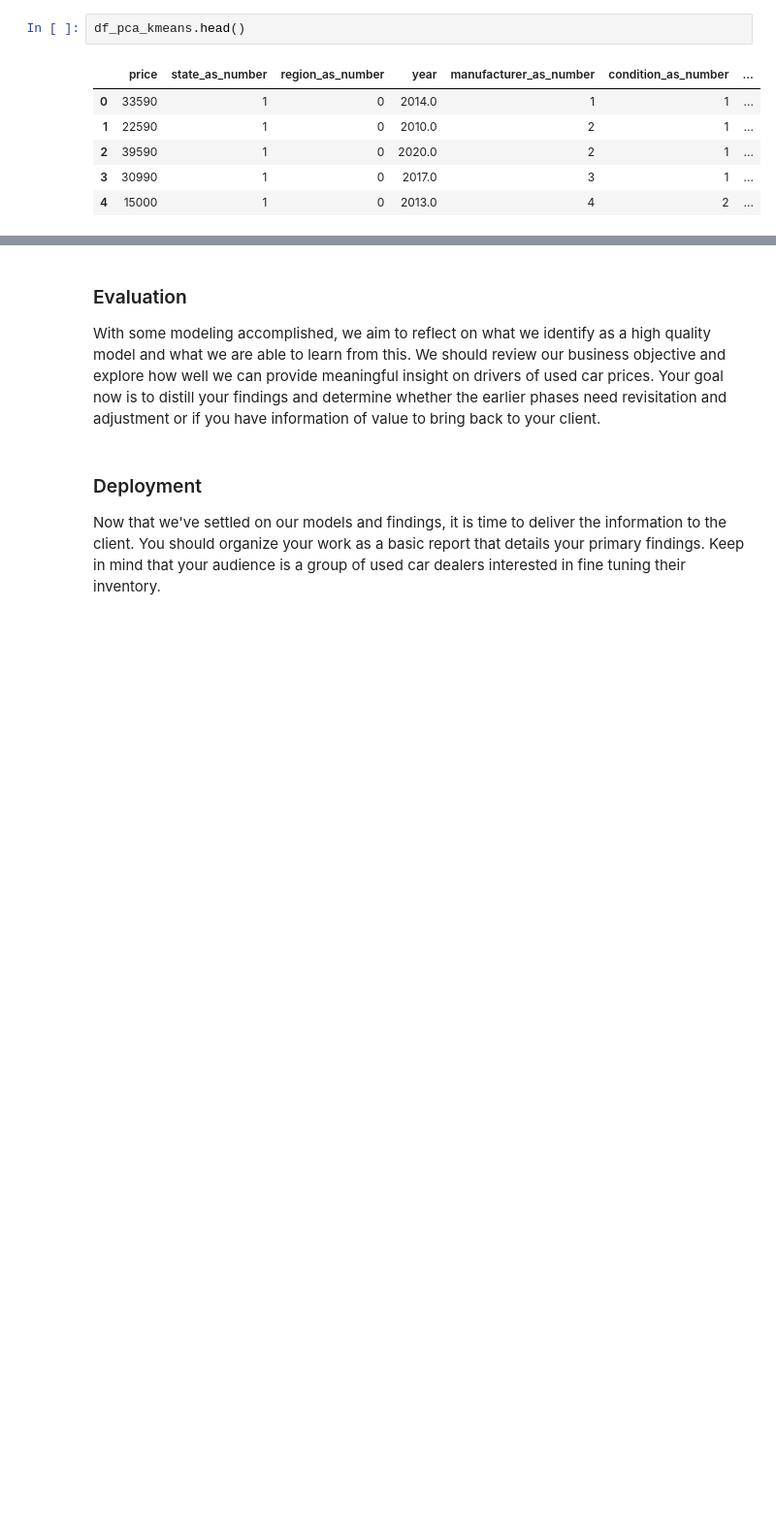
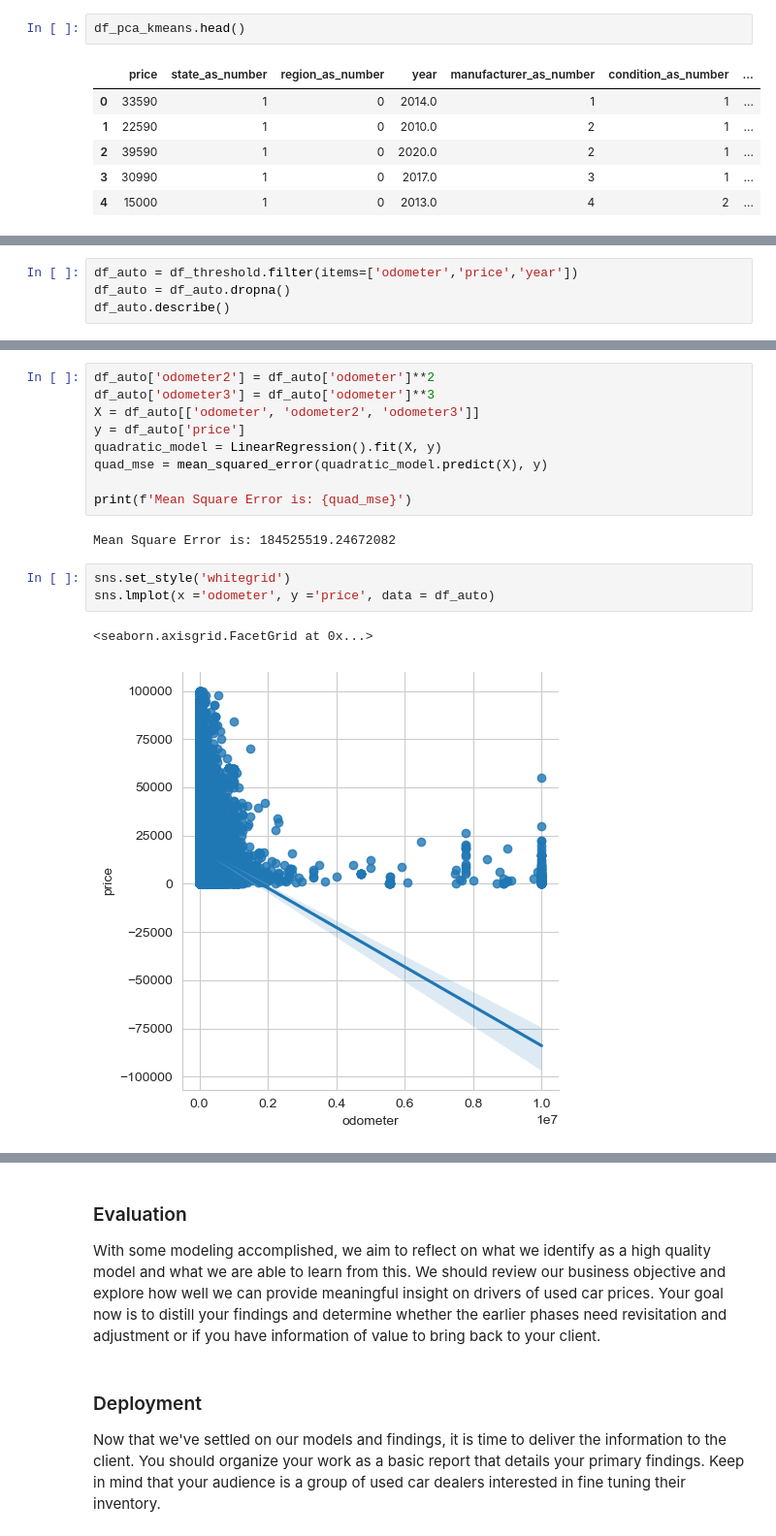
Before and after one commit to srideviaishwariya/rainier, a Jupyter notebook: practical_application_II_starter/prompt_II.ipynb, the cells around one changed output, grey strips where cells are left out. Shown at 97% size. Cells and saved outputs as stored; diff of their text form; blank space fills up the shorter version.

```diff
--- a/practical_application_II_starter/prompt_II.ipynb
+++ b/practical_application_II_starter/prompt_II.ipynb
@@ -668,0 +767,4 @@ plt.show()
+# %%
+df_auto = df_threshold.filter(items=['odometer','price','year'])
+df_auto = df_auto.dropna()
+df_auto.describe()
@@ -668,0 +781,17 @@ plt.show()
+# %%
+df_auto['odometer2'] = df_auto['odometer']**2
+df_auto['odometer3'] = df_auto['odometer']**3
+X = df_auto[['odometer', 'odometer2', 'odometer3']]
+y = df_auto['price']
+quadratic_model = LinearRegression().fit(X, y)
+quad_mse = mean_squared_error(quadratic_model.predict(X), y)
+
+print(f'Mean Square Error is: {quad_mse}')
+# %% [output]
+Mean Square Error is: 184525519.24672082
+# %%
+sns.set_style('whitegrid')
+sns.lmplot(x ='odometer', y ='price', data = df_auto)
+# %% [output]
+<seaborn.axisgrid.FacetGrid at 0x...>
+[figure, added]
```
Also changed, not shown: parts of 50 cells of this notebook, 1 other file.
